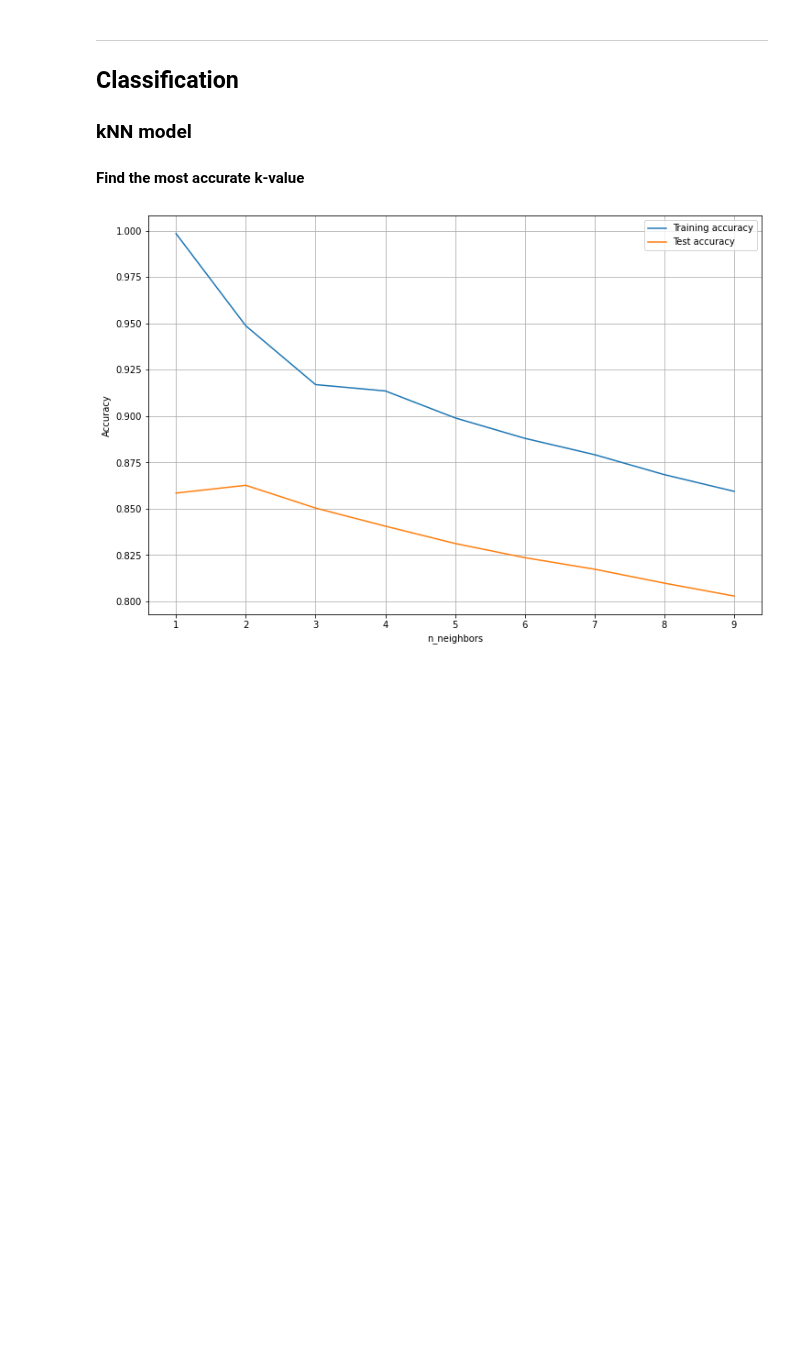
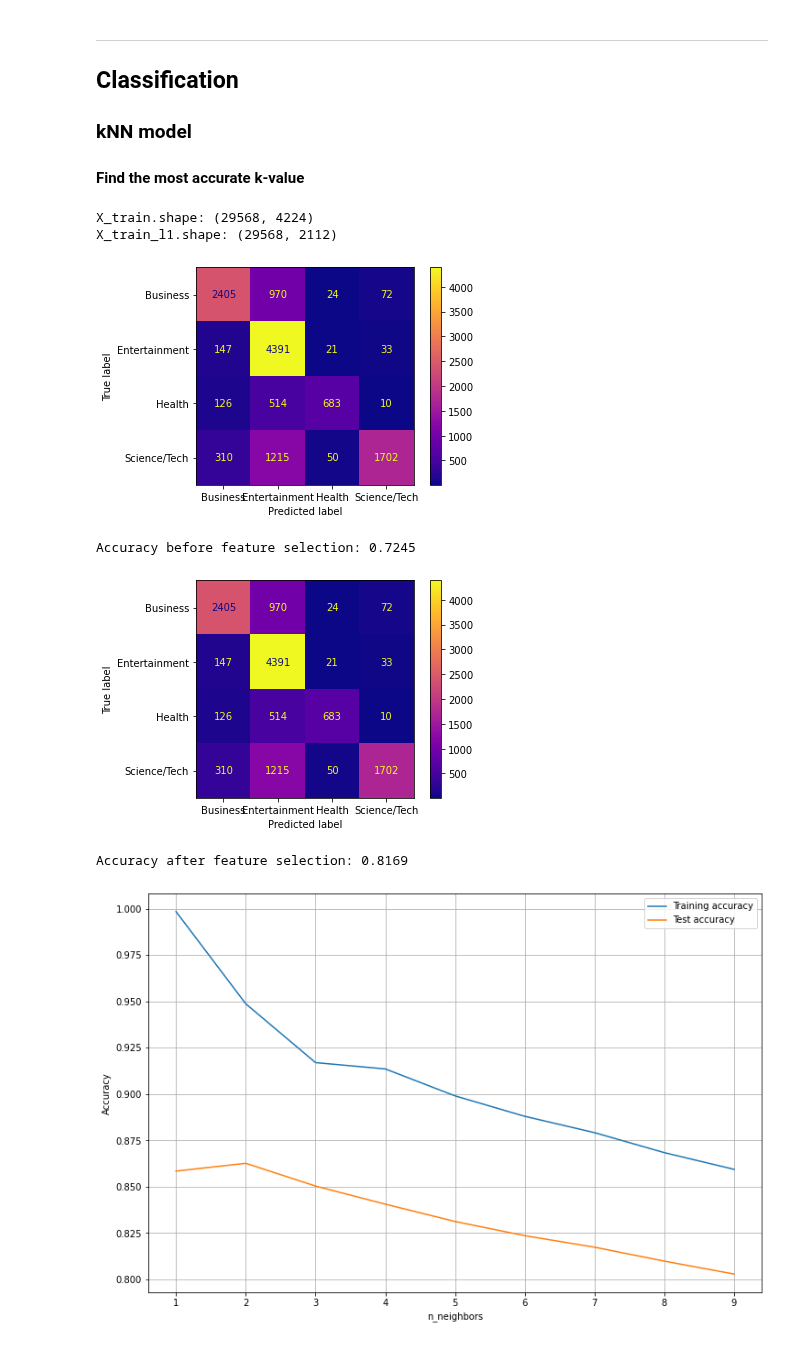
Before and after one commit to MartinRybergLaude/dm1590-project, a Jupyter notebook: newspapers.ipynb, the cells around one changed output. Drawn from its saved outputs; the diff is of its cells as text; code cells hidden in the pictures; blank space fills up the shorter version.

Commit message:
Adds some basic feature selection to the supervised section, as well as implementing a way of splitting the original data set to 10% of the original size

```diff
--- a/newspapers.ipynb
+++ b/newspapers.ipynb
@@ -57,7 +73,7 @@ data = pd.read_csv('NewsAggregatorDataset/newsCorpora.csv',sep='\t',header=None,
 # ONLY run this if you want a shorter training and test set
 # Useful for testing code
 
-data = pd.read_csv('NewsAggregatorDataset/newsCorpora_short.csv',sep='\t',header=None, names=column_names)
+data = pd.read_csv('NewsAggregatorDataset/newsCorpora_shortened.csv', sep='\t', header=None, names=column_names_short)
 # %% [markdown]
 ### 1.2 Vectorize data
 
@@ -116,9 +136,9 @@ X_test = vect.transform(corpus_test) # Vectorizing the test data
 # %%
 ''' Temporary cell for comparing the number of features from the different tokenization methods '''
 
-print("vec_matrix.shape: {}".format(vec_matrix.shape))
+#print("vec_matrix.shape: {}".format(vec_matrix.shape))
 
-vect3 = TfidfVectorizer(min_df=5, ngram_range=(1, 2), stop_words=stop_words)
+vect3 = TfidfVectorizer(min_df=11, ngram_range=(1, 2), stop_words=stop_words)
 vect3.fit(corpus_train)
 X_train3 = vect3.transform(corpus_train)
 
@@ -310,6 +340,53 @@ NameError: name 'kmeans' is not defined
 ## Classification
 ### kNN model
 #### Find the most accurate k-value
+# %%
+'''' *** This cell is to experiment with feature selection *** '''
+
+from sklearn.ensemble import RandomForestClassifier
+from sklearn.svm import LinearSVC
+
+
+select = SelectFromModel(
+    LinearSVC(C=1, penalty='l1', dual=False), threshold="median")
+select.fit(X_train, y_train)
+X_train_l1 = select.transform(X_train)
+X_test_l1 = select.transform(X_test)
+
+print("X_train.shape: {}".format(X_train.shape))
+print("X_train_l1.shape: {}".format(X_train_l1.shape))
+
+clf = KNeighborsClassifier(n_neighbors=2)
+clf.fit(X_train, y_train) # Fits the classifier to the data
+
+predictions = clf.predict(X_test)
+
+# Plot confusion matrix
+plot_confusion_matrix(clf, X_test, y_test, cmap="plasma")
+plt.show()
+
+# Print accuracy
+print("Accuracy before feature selection: " + str(round(clf.score(X_test, y_test), 4)))
+
+
+clf_fs = KNeighborsClassifier(n_neighbors=2)
+clf_fs.fit(X_train_l1, y_train) # Fits the classifier to the data
+
+predictions = clf_fs.predict(X_test_l1)
+
+# Plot confusion matrix
+plot_confusion_matrix(clf, X_test, y_test, cmap="plasma")
+plt.show()
+
+# Print accuracy
+print("Accuracy after feature selection: " + str(round(clf_fs.score(X_test_l1, y_test), 4)))
+# %% [output]
+X_train.shape: (29568, 4224)
+X_train_l1.shape: (29568, 2112)
+[figure, added]
+Accuracy before feature selection: 0.7245
+[figure, added]
+Accuracy after feature selection: 0.8169
 # %%
 # TAKES VERY LONG with the entire data
 # This is because it essentially has to do the model 10 times
```
Also changed, not shown: parts of 7 cells of this notebook, 2 other files.
